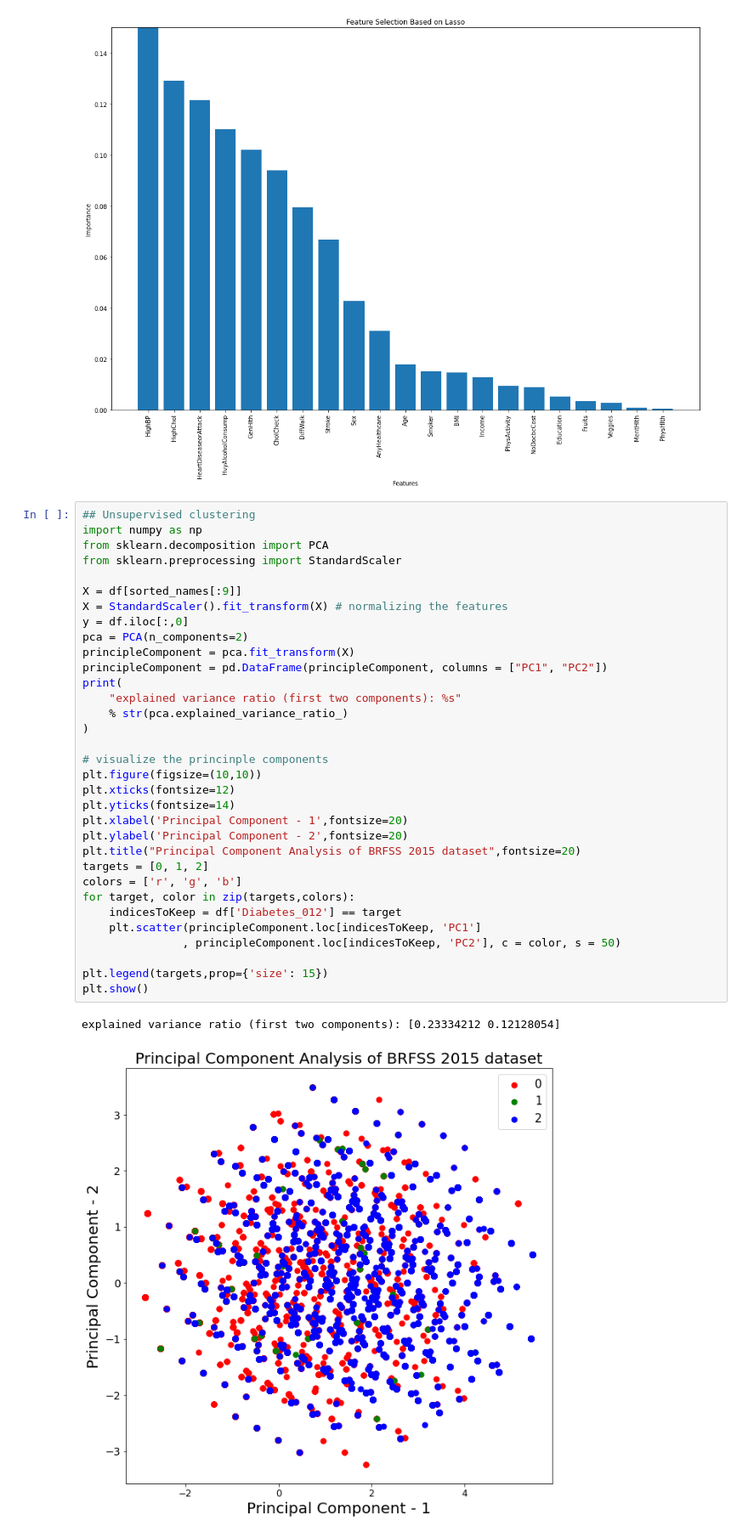
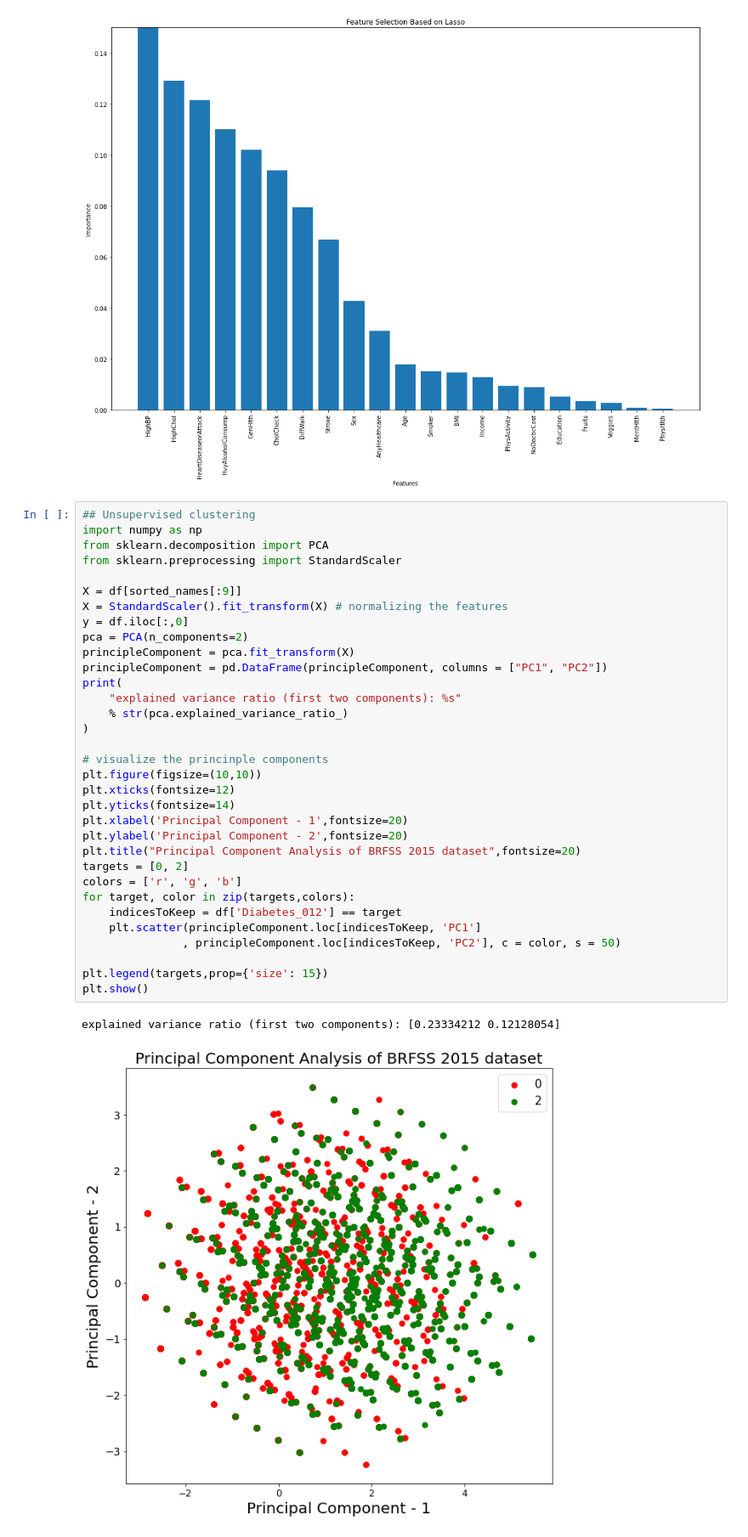
Before and after one commit to BruciiZ/stats302final, a Jupyter notebook: data_cleaning.ipynb, the cells around one changed output. Shown at 85% size. Cells and saved outputs as stored; diff of their text form.

```diff
--- a/data_cleaning.ipynb
+++ b/data_cleaning.ipynb
@@ -283,35 +283,35 @@ from sklearn.decomposition import PCA
 from sklearn.preprocessing import StandardScaler
 
 X = df[sorted_names[:9]]
 X = StandardScaler().fit_transform(X) # normalizing the features
 y = df.iloc[:,0]
 pca = PCA(n_components=2)
 principleComponent = pca.fit_transform(X)
 principleComponent = pd.DataFrame(principleComponent, columns = ["PC1", "PC2"])
 print(
     "explained variance ratio (first two components): %s"
     % str(pca.explained_variance_ratio_)
 )
 
 # visualize the princinple components
 plt.figure(figsize=(10,10))
 plt.xticks(fontsize=12)
 plt.yticks(fontsize=14)
 plt.xlabel('Principal Component - 1',fontsize=20)
 plt.ylabel('Principal Component - 2',fontsize=20)
 plt.title("Principal Component Analysis of BRFSS 2015 dataset",fontsize=20)
-targets = [0, 1, 2]
+targets = [0, 2]
 colors = ['r', 'g', 'b']
 for target, color in zip(targets,colors):
     indicesToKeep = df['Diabetes_012'] == target
     plt.scatter(principleComponent.loc[indicesToKeep, 'PC1']
                , principleComponent.loc[indicesToKeep, 'PC2'], c = color, s = 50)
 
 plt.legend(targets,prop={'size': 15})
 plt.show()
 # %% [output]
 explained variance ratio (first two components): [0.23334212 0.12128054]
-[figure, old version]
+[figure, new version]
 # %%
 import numpy as np
 from sklearn.discriminant_analysis import LinearDiscriminantAnalysis as LDA
```
Also changed, not shown: parts of 3 cells of this notebook, 4 other files.
